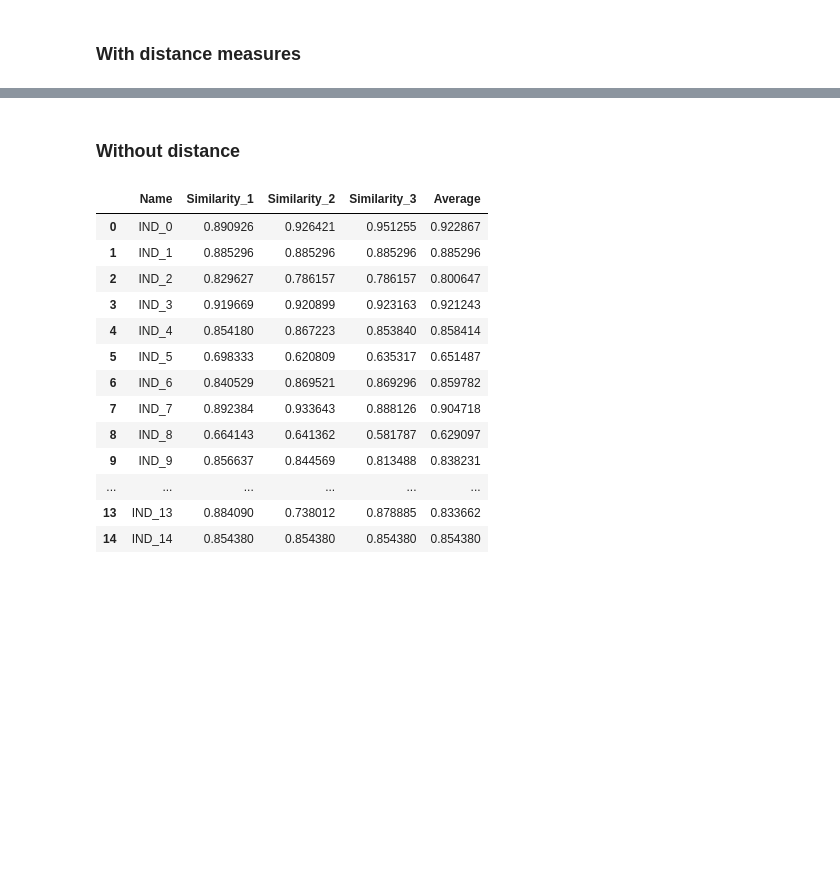
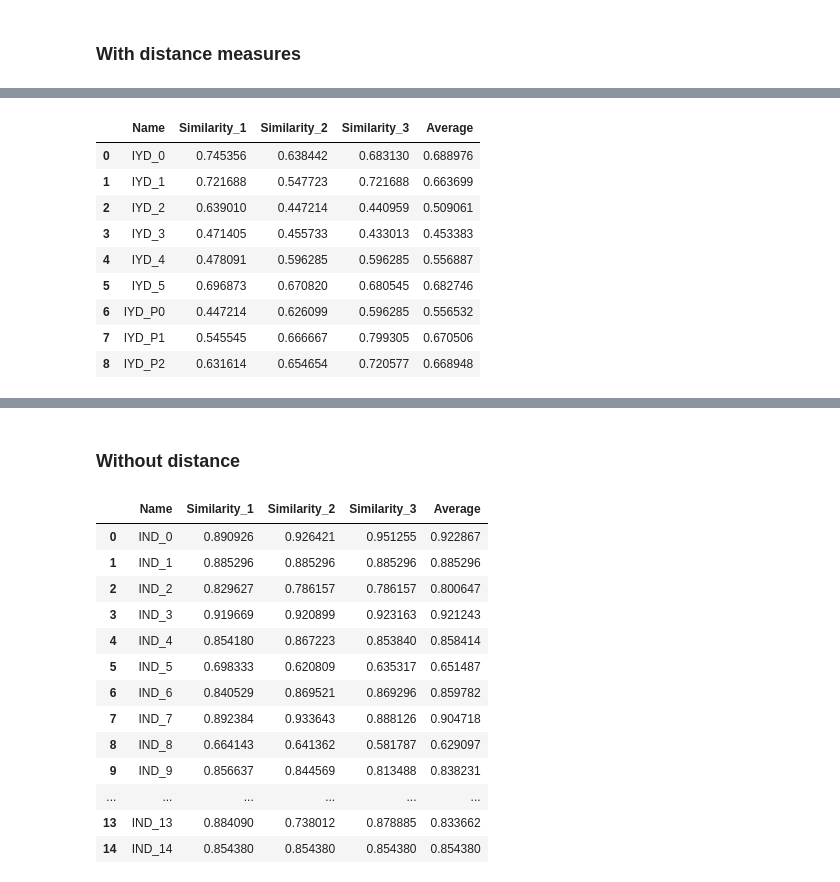
Before and after one commit to frumgiu/SentencesSimilarity, a Jupyter notebook: IndoorDatasets.ipynb, the cells around one changed output, grey strips where cells are left out. Drawn from its saved outputs; the diff is of its cells as text; code cells hidden in the pictures; blank space fills up the shorter version.

```diff
--- a/IndoorDatasets.ipynb
+++ b/IndoorDatasets.ipynb
@@ -103,0 +110,14 @@ results_use_d1
+# %%
+results_bow_d1 = similarity_bows(d1)
+results_bow_d1
+# %% [output]
+|  | Name | Similarity_1 | Similarity_2 | Similarity_3 | Average |
+| 0 | IYD_0 | 0.745356 | 0.638442 | 0.683130 | 0.688976 |
+| 1 | IYD_1 | 0.721688 | 0.547723 | 0.721688 | 0.663699 |
+| 2 | IYD_2 | 0.639010 | 0.447214 | 0.440959 | 0.509061 |
+| 3 | IYD_3 | 0.471405 | 0.455733 | 0.433013 | 0.453383 |
+| 4 | IYD_4 | 0.478091 | 0.596285 | 0.596285 | 0.556887 |
+| 5 | IYD_5 | 0.696873 | 0.670820 | 0.680545 | 0.682746 |
+| 6 | IYD_P0 | 0.447214 | 0.626099 | 0.596285 | 0.556532 |
+| 7 | IYD_P1 | 0.545545 | 0.666667 | 0.799305 | 0.670506 |
+| 8 | IYD_P2 | 0.631614 | 0.654654 | 0.720577 | 0.668948 |
```
Also changed, not shown: parts of 6 cells of this notebook, 1 other file.
